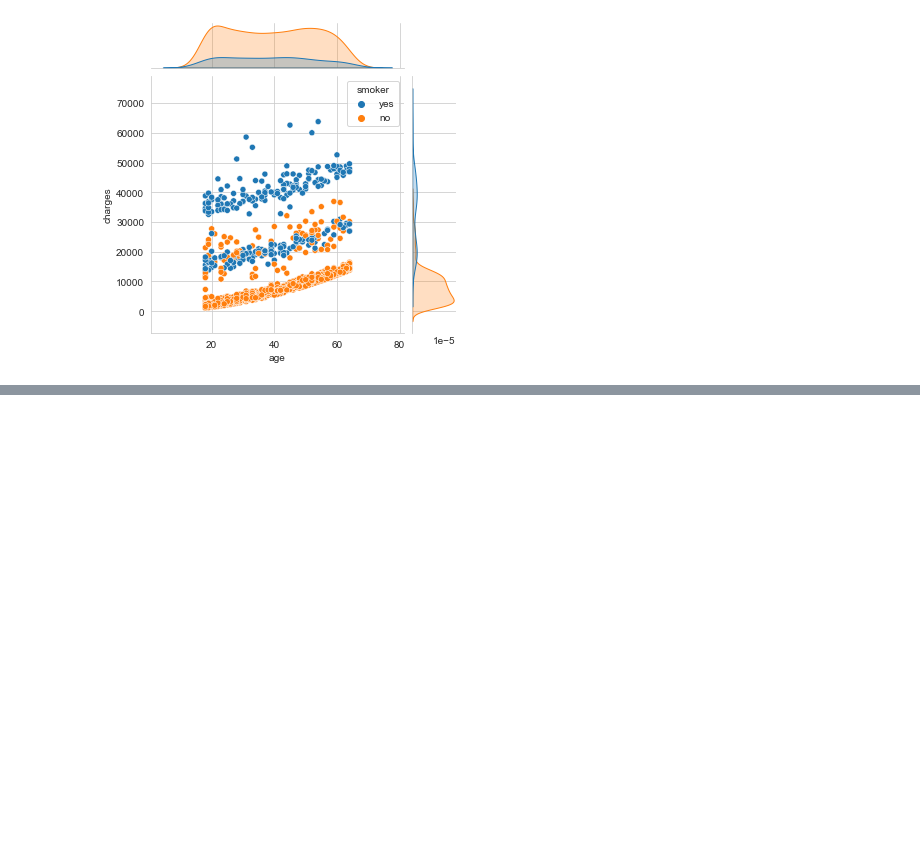
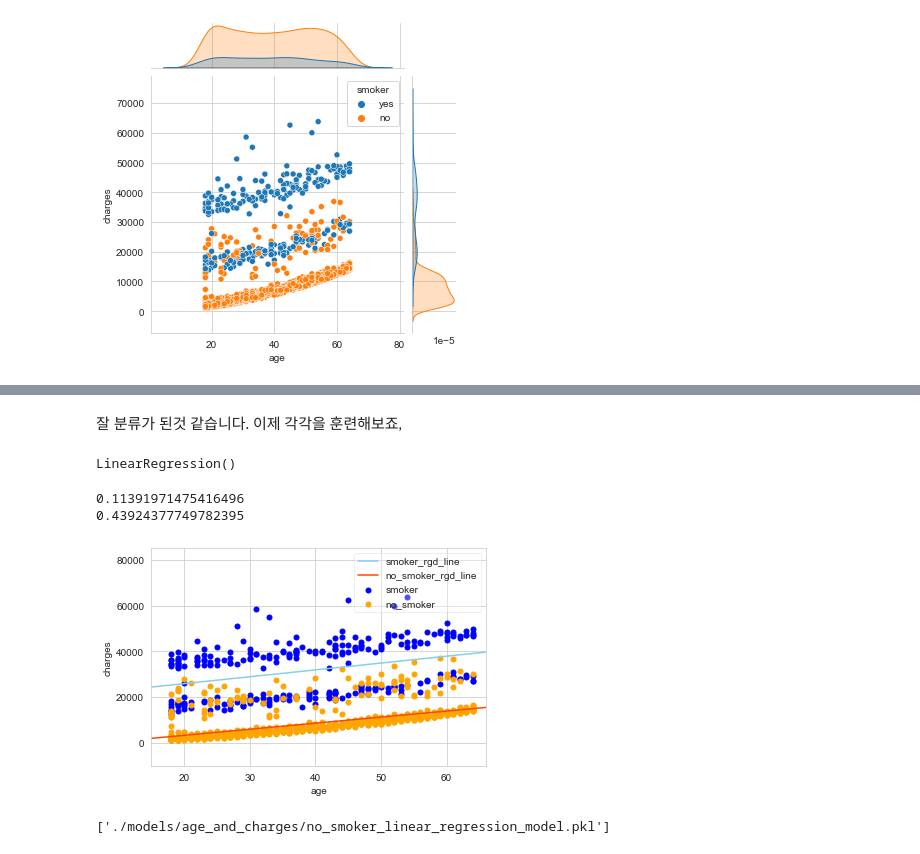
Before and after one commit to minecode0606/Medical_Cost_Personal_Data_Analytics, a Jupyter notebook: Age_and_Charges_Regression.ipynb, the cells around one changed output, grey strips where cells are left out. Drawn from its saved outputs; the diff is of its cells as text; code cells hidden in the pictures; blank space fills up the shorter version.

```diff
--- a/Age_and_Charges_Regression.ipynb
+++ b/Age_and_Charges_Regression.ipynb
@@ -102,0 +84,50 @@ show_line_graph(data=insurance_raw_df, x_type = "age", y_type = "charges", coef=
+# %% [markdown]
+잘 분류가 된것 같습니다. 이제 각각을 훈련해보죠,
+# %%
+smoker_lr = LinearRegression()
+no_smoker_lr = LinearRegression()
+# %%
+smoker_age = np.array(smoker_age)
+smoker_charges = np.array(smoker_charges)
+no_smoker_age = np.array(no_smoker_age)
+no_smoker_charges = np.array(no_smoker_charges)
+# %%
+smoker_train_input, smoker_test_input, smoker_train_target, smoker_test_target = train_test_split(smoker_age, smoker_charges, random_state=42)
+
+no_smoker_train_input, no_smoker_test_input, no_smoker_train_target, no_smoker_test_target = train_test_split(no_smoker_age, no_smoker_charges, random_state=42)
+
+smoker_train_input = smoker_train_input.reshape(-1,1)
+smoker_test_input = smoker_test_input.reshape(-1,1)
+no_smoker_train_input = no_smoker_train_input.reshape(-1,1)
+no_smoker_test_input = no_smoker_test_input.reshape(-1,1)
+# %%
+smoker_lr.fit(smoker_train_input, smoker_train_target)
+no_smoker_lr.fit(no_smoker_train_input, no_smoker_train_target)
+# %% [output]
+LinearRegression()
+# %%
+print(smoker_lr.score(smoker_test_input, smoker_test_target))
+print(no_smoker_lr.score(no_smoker_test_input, no_smoker_test_target))
+# %% [output]
+0.11391971475416496
+0.43924377749782395
+# %%
+# point = np.arange(15,66)
+plt.scatter(x=smoker_age, y=smoker_charges, color="blue", s=25, label="smoker")
+
+plt.scatter(x=no_smoker_age, y=no_smoker_charges, color="orange", s=25, label="no_smoker")
+plt.plot([15, 66], [15*smoker_lr.coef_ + smoker_lr.intercept_, 66*smoker_lr.coef_+ smoker_lr.intercept_], color="skyblue", label="smoker_rgd_line")
+plt.plot([15,66], [15*no_smoker_lr.coef_ + no_smoker_lr.intercept_, 66*no_smoker_lr.coef_+ no_smoker_lr.intercept_], color="orangered", label="no_smoker_rgd_line")
+plt.xlabel("age")
+plt.ylabel("charges")
+plt.xlim(15, 66)
+plt.ylim(-10000, 85000)
+plt.legend(framealpha=0.3, frameon=True, loc="upper right")
+plt.show()
+# %% [output]
+[figure, added]
+# %%
+joblib.dump(smoker_lr, "./models/age_and_charges/smoker_linear_regression_model.pkl")
+joblib.dump(no_smoker_lr, "./models/age_and_charges/no_smoker_linear_regression_model.pkl")
+# %% [output]
+['./models/age_and_charges/no_smoker_linear_regression_model.pkl']
```
Also changed, not shown: parts of 8 cells of this notebook, 2 other files.
